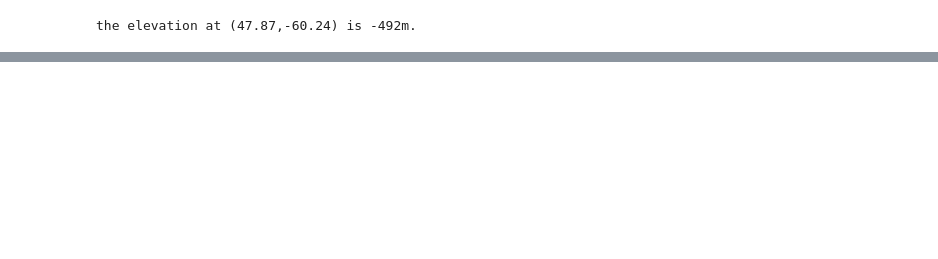
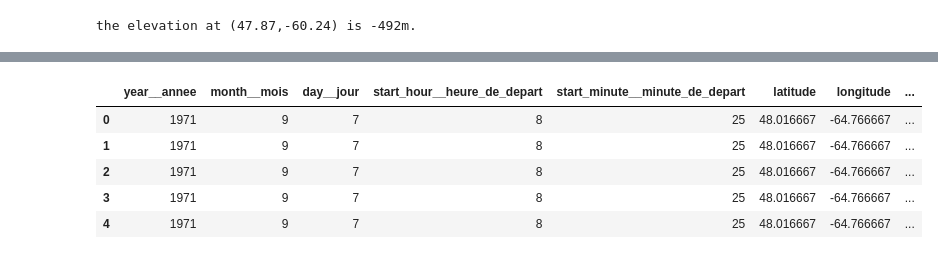
Before and after one commit to davjfish/WatspeedStatsGroupProject, a Jupyter notebook: analysis/Initial_Exploration_of_Data.ipynb, the cells around one changed output, grey strips where cells are left out. Saved outputs shown, nothing was run; the diff lists cells and outputs as text; code cells hidden in the pictures; blank space fills up the shorter version.

```diff
--- a/analysis/Initial_Exploration_of_Data.ipynb
+++ b/analysis/Initial_Exploration_of_Data.ipynb
@@ -137,0 +87,9 @@ the elevation at (47.87,-60.24) is -492m.
+# %%
+df.head()
+# %% [output]
+|  | year__annee | month__mois | day__jour | start_hour__heure_de_depart | start_minute__minute_de_depart | latitude | longitude | ... |
+| 0 | 1971 | 9 | 7 | 8 | 25 | 48.016667 | -64.766667 | ... |
+| 1 | 1971 | 9 | 7 | 8 | 25 | 48.016667 | -64.766667 | ... |
+| 2 | 1971 | 9 | 7 | 8 | 25 | 48.016667 | -64.766667 | ... |
+| 3 | 1971 | 9 | 7 | 8 | 25 | 48.016667 | -64.766667 | ... |
+| 4 | 1971 | 9 | 7 | 8 | 25 | 48.016667 | -64.766667 | ... |
```
Also changed, not shown: parts of 17 cells of this notebook, 2 other files.
